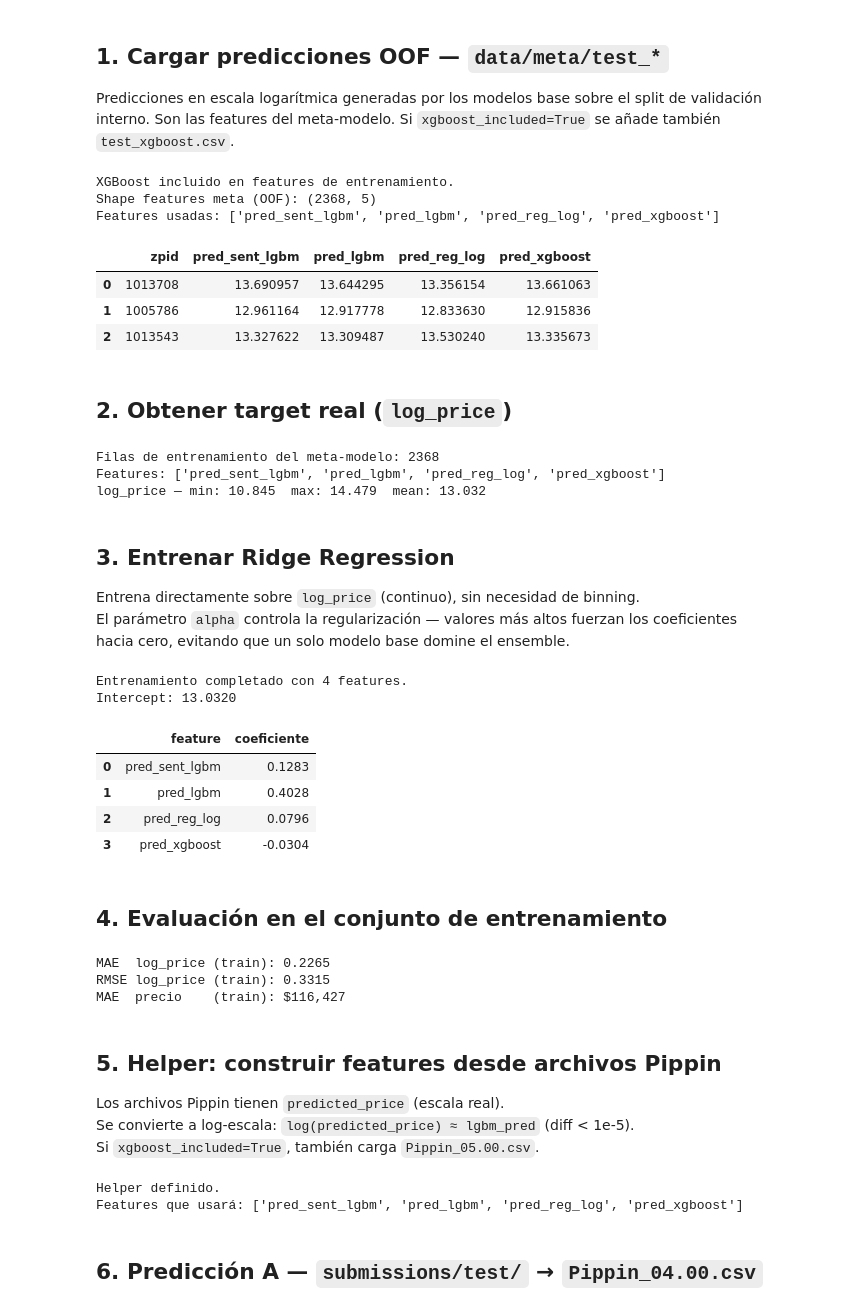
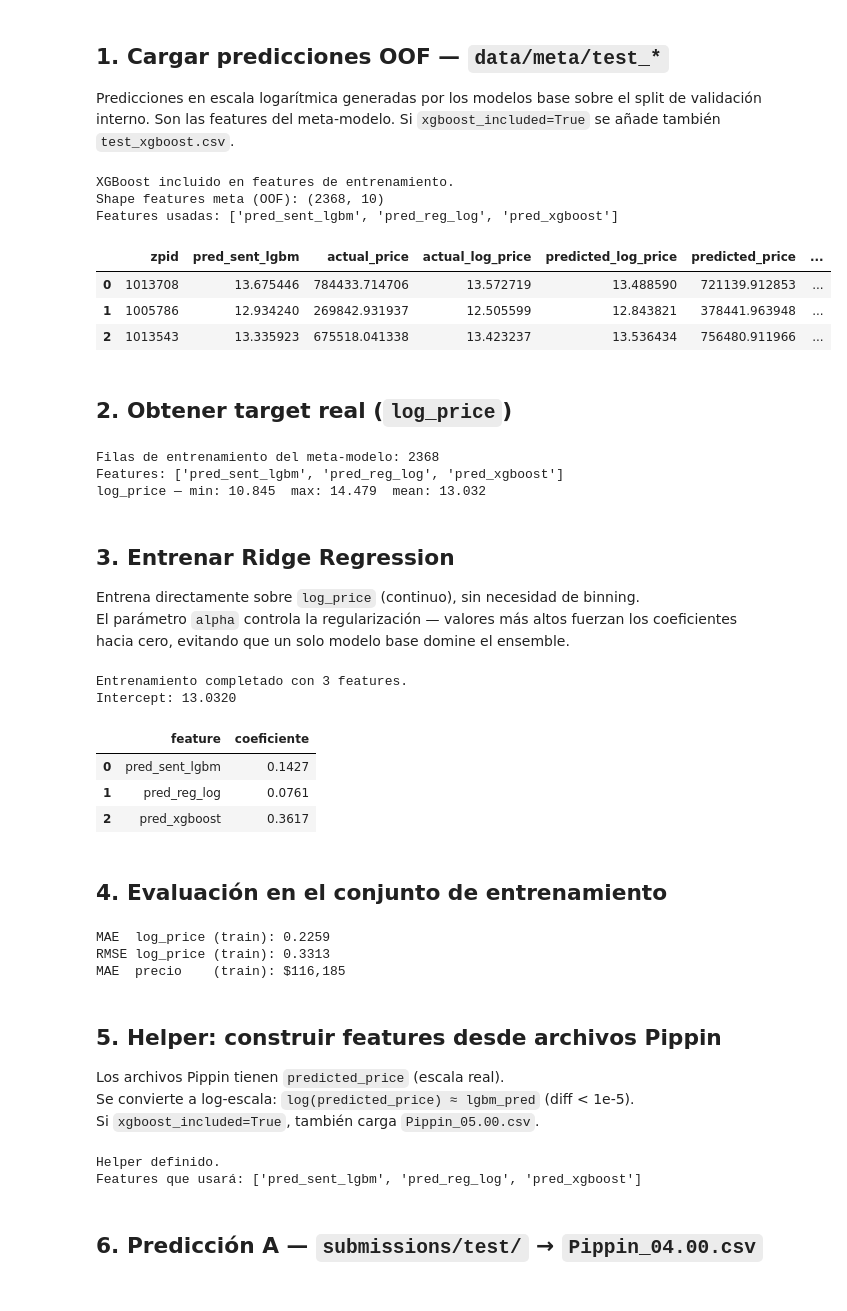
Before and after one commit to orcorsetti/UA_MDM_Labo2_RS, a Jupyter notebook: scripts/custom/04_Stacking.ipynb, the cells around one changed output. Saved outputs shown, nothing was run; the diff lists cells and outputs as text; code cells hidden in the pictures.

```diff
--- a/scripts/custom/04_Stacking.ipynb
+++ b/scripts/custom/04_Stacking.ipynb
@@ -66,40 +66,40 @@ Si `xgboost_included=True` se añade también `test_xgboost.csv`.
 test_sent = (
     pd.read_csv(META_DIR + 'test_sent_lgbm.csv')
     .rename(columns={'lgbm_pred': 'pred_sent_lgbm'})
 )
 test_lgbm = (
-    pd.read_csv(META_DIR + 'test_lgbm.csv')
+    pd.read_csv(META_DIR + 'test_baseline.csv')
     .rename(columns={'lgbm_pred': 'pred_lgbm'})
 )
 test_reg = (
     pd.read_csv(META_DIR + 'test_regression.csv')
     [['zpid', 'regression_pred_log']]
     .rename(columns={'regression_pred_log': 'pred_reg_log'})
 )
 
 X_meta_df = test_sent.merge(test_lgbm, on='zpid').merge(test_reg, on='zpid')
 
 if xgboost_included:
     test_xgb = pd.read_csv(META_DIR + 'test_xgboost.csv')
     pred_col = [c for c in test_xgb.columns if c != 'zpid'][0]
     test_xgb = test_xgb[['zpid', pred_col]].rename(columns={pred_col: 'pred_xgboost'})
     X_meta_df = X_meta_df.merge(test_xgb, on='zpid')
     print('XGBoost incluido en features de entrenamiento.')
 
 FEATURE_COLS = [c for c in ['pred_sent_lgbm', 'pred_lgbm', 'pred_reg_log', 'pred_xgboost']
                 if c in X_meta_df.columns]
 
 print('Shape features meta (OOF):', X_meta_df.shape)
 print('Features usadas:', FEATURE_COLS)
 X_meta_df.head(3)
 # %% [output]
 XGBoost incluido en features de entrenamiento.
-Shape features meta (OOF): (2368, 5)
-Features usadas: ['pred_sent_lgbm', 'pred_lgbm', 'pred_reg_log', 'pred_xgboost']
+Shape features meta (OOF): (2368, 10)
+Features usadas: ['pred_sent_lgbm', 'pred_reg_log', 'pred_xgboost']
-|  | zpid | pred_sent_lgbm | pred_lgbm | pred_reg_log | pred_xgboost |
-| 0 | 1013708 | 13.690957 | 13.644295 | 13.356154 | 13.661063 |
-| 1 | 1005786 | 12.961164 | 12.917778 | 12.833630 | 12.915836 |
-| 2 | 1013543 | 13.327622 | 13.309487 | 13.530240 | 13.335673 |
+|  | zpid | pred_sent_lgbm | actual_price | actual_log_price | predicted_log_price | predicted_price | ... |
+| 0 | 1013708 | 13.675446 | 784433.714706 | 13.572719 | 13.488590 | 721139.912853 | ... |
+| 1 | 1005786 | 12.934240 | 269842.931937 | 12.505599 | 12.843821 | 378441.963948 | ... |
+| 2 | 1013543 | 13.335923 | 675518.041338 | 13.423237 | 13.536434 | 756480.911966 | ... |
 # %% [markdown]
 ## 2. Obtener target real (`log_price`)
 # %%
@@ -115,7 +115,7 @@ print(f'Features: {FEATURE_COLS}')
 print(f'log_price — min: {y_log.min():.3f}  max: {y_log.max():.3f}  mean: {y_log.mean():.3f}')
 # %% [output]
 Filas de entrenamiento del meta-modelo: 2368
-Features: ['pred_sent_lgbm', 'pred_lgbm', 'pred_reg_log', 'pred_xgboost']
+Features: ['pred_sent_lgbm', 'pred_reg_log', 'pred_xgboost']
 log_price — min: 10.845  max: 14.479  mean: 13.032
 # %% [markdown]
 ## 3. Entrenar Ridge Regression
@@ -140,13 +140,12 @@ print(f'Intercept: {intercept:.4f}')
 print()
 pd.DataFrame({'feature': FEATURE_COLS, 'coeficiente': coefs.round(4)})
 # %% [output]
-Entrenamiento completado con 4 features.
+Entrenamiento completado con 3 features.
 Intercept: 13.0320
 |  | feature | coeficiente |
-| 0 | pred_sent_lgbm | 0.1283 |
-| 1 | pred_lgbm | 0.4028 |
-| 2 | pred_reg_log | 0.0796 |
-| 3 | pred_xgboost | -0.0304 |
+| 0 | pred_sent_lgbm | 0.1427 |
+| 1 | pred_reg_log | 0.0761 |
+| 2 | pred_xgboost | 0.3617 |
 # %% [markdown]
 ## 4. Evaluación en el conjunto de entrenamiento
 # %%
@@ -158,9 +157,9 @@ print(f"MAE  log_price (train): {mean_absolute_error(y_log, log_pred_tr):.4f}")
 print(f"RMSE log_price (train): {np.sqrt(mean_squared_error(y_log, log_pred_tr)):.4f}")
 print(f"MAE  precio    (train): ${mean_absolute_error(price_real_tr, price_pred_tr):,.0f}")
 # %% [output]
-MAE  log_price (train): 0.2265
-RMSE log_price (train): 0.3315
-MAE  precio    (train): $116,427
+MAE  log_price (train): 0.2259
+RMSE log_price (train): 0.3313
+MAE  precio    (train): $116,185
 # %% [markdown]
 ## 5. Helper: construir features desde archivos Pippin
 
@@ -174,23 +173,23 @@ def build_features_from_pippin(folder):
     para el meta-modelo (en log-escala).
 
     Mapeo fijo:
-        Pippin_01.04.csv  =>  pred_sent_lgbm   (log)
-        Pippin_01.03.csv  =>  pred_lgbm         (log)
+        Pippin_01.05.csv  =>  pred_sent_lgbm   (log)
+        Pippin_00.01.csv  =>  pred_lgbm         (log)
         Pippin_02.00.csv  =>  pred_reg_log      (log)
 
     Condicional (xgboost_included=True):
-        Pippin_05.00.csv  =>  pred_xgboost      (log)
+        Pippin_05.01.csv  =>  pred_xgboost      (log)
 
     Returns: (zpid Series, X ndarray)
     """
-    p01 = pd.read_csv(folder + 'Pippin_01.04.csv').rename(columns={'predicted_price': 'pred_sent_lgbm'})
-    p03 = pd.read_csv(folder + 'Pippin_01.03.csv').rename(columns={'predicted_price': 'pred_lgbm'})
+    p01 = pd.read_csv(folder + 'Pippin_01.05.csv').rename(columns={'predicted_price': 'pred_sent_lgbm'})
+    p03 = pd.read_csv(folder + 'Pippin_00.01.csv').rename(columns={'predicted_price': 'pred_lgbm'})
     p02 = pd.read_csv(folder + 'Pippin_02.00.csv').rename(columns={'predicted_price': 'pred_reg_log'})
 
     df = p01.merge(p03, on='zpid').merge(p02, on='zpid')
 
     if xgboost_included:
-        p05 = pd.read_csv(folder + 'Pippin_05.00.csv').rename(columns={'predicted_price': 'pred_xgboost'})
+        p05 = pd.read_csv(folder + 'Pippin_05.01.csv').rename(columns={'predicted_price': 'pred_xgboost'})
         df = df.merge(p05, on='zpid')
 
     for col in FEATURE_COLS:
@@ -202,7 +201,7 @@ print('Helper definido.')
 print('Features que usará:', FEATURE_COLS)
 # %% [output]
 Helper definido.
-Features que usará: ['pred_sent_lgbm', 'pred_lgbm', 'pred_reg_log', 'pred_xgboost']
+Features que usará: ['pred_sent_lgbm', 'pred_reg_log', 'pred_xgboost']
 # %% [markdown]
 ## 6. Predicción A — `submissions/test/` → `Pippin_04.00.csv`
 # %%
```
Also changed, not shown: parts of 3 cells of this notebook, 16 other files.
